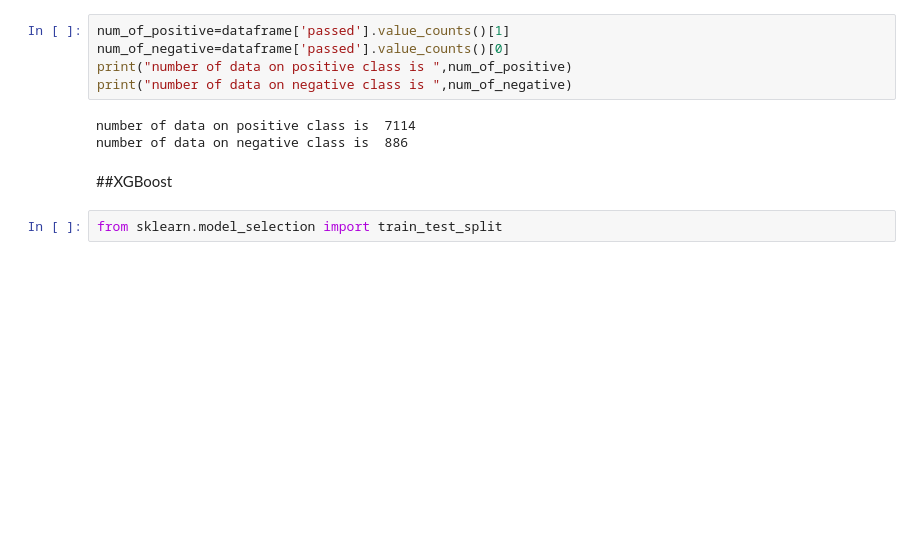
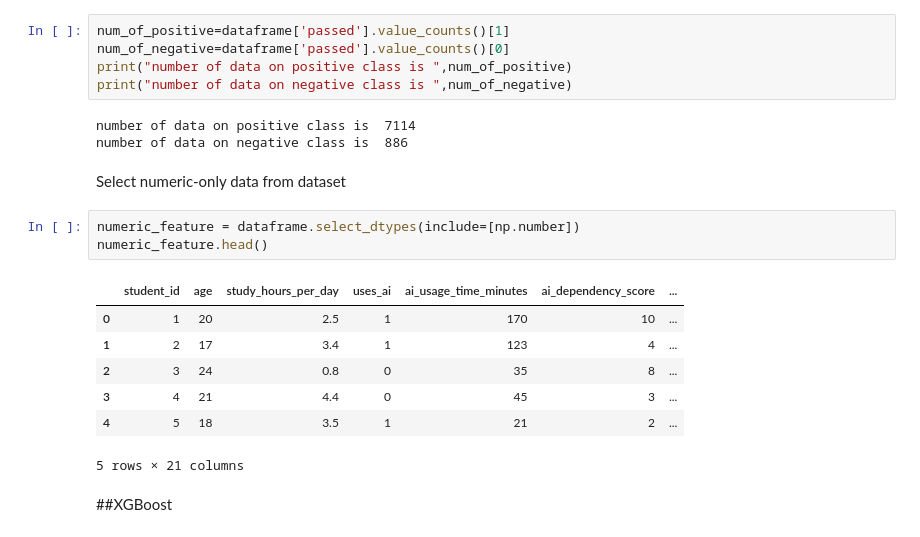
Before and after one commit to Ichsan4Fa/AI-Impact-on-Student-Performances-Trends-and-Analysis, a Jupyter notebook: AI_Impact_student_performance_analysist.ipynb, the cells around one changed output. Drawn from its saved outputs; the diff is of its cells as text; blank space fills up the shorter version.

```diff
--- a/AI_Impact_student_performance_analysist.ipynb
+++ b/AI_Impact_student_performance_analysist.ipynb
@@ -141,7 +141,18 @@ print("number of data on negative class is ",num_of_negative)
 # %% [output]
 number of data on positive class is  7114
 number of data on negative class is  886
+# %% [markdown]
+Select numeric-only data from dataset
+# %%
+numeric_feature = dataframe.select_dtypes(include=[np.number])
+numeric_feature.head()
+# %% [output]
+|  | student_id | age | study_hours_per_day | uses_ai | ai_usage_time_minutes | ai_dependency_score | ... |
+| 0 | 1 | 20 | 2.5 | 1 | 170 | 10 | ... |
+| 1 | 2 | 17 | 3.4 | 1 | 123 | 4 | ... |
+| 2 | 3 | 24 | 0.8 | 0 | 35 | 8 | ... |
+| 3 | 4 | 21 | 4.4 | 0 | 45 | 3 | ... |
+| 4 | 5 | 18 | 3.5 | 1 | 21 | 2 | ... |
+5 rows × 21 columns
 # %% [markdown]
 ##XGBoost
-# %%
-from sklearn.model_selection import train_test_split
```
Also changed, not shown: parts of 1 cell of this notebook.
